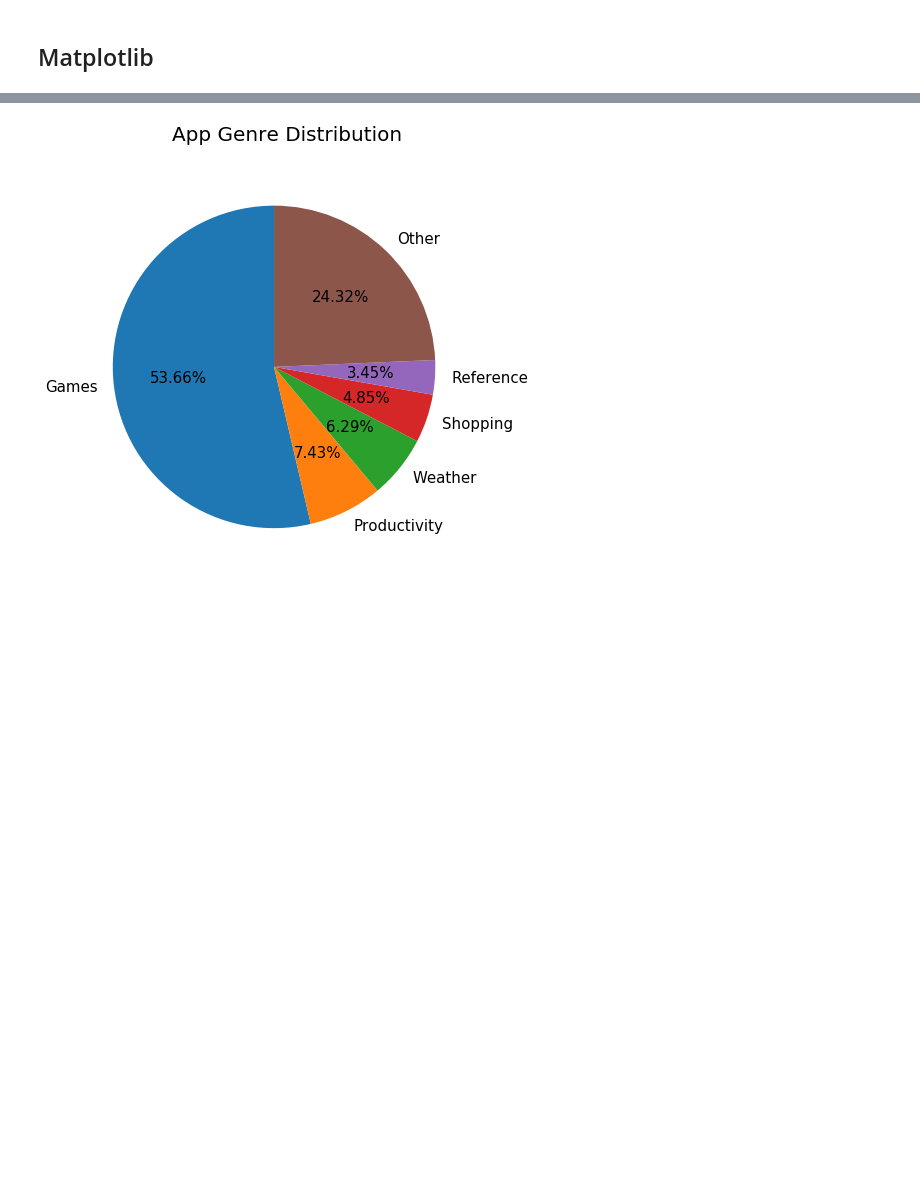
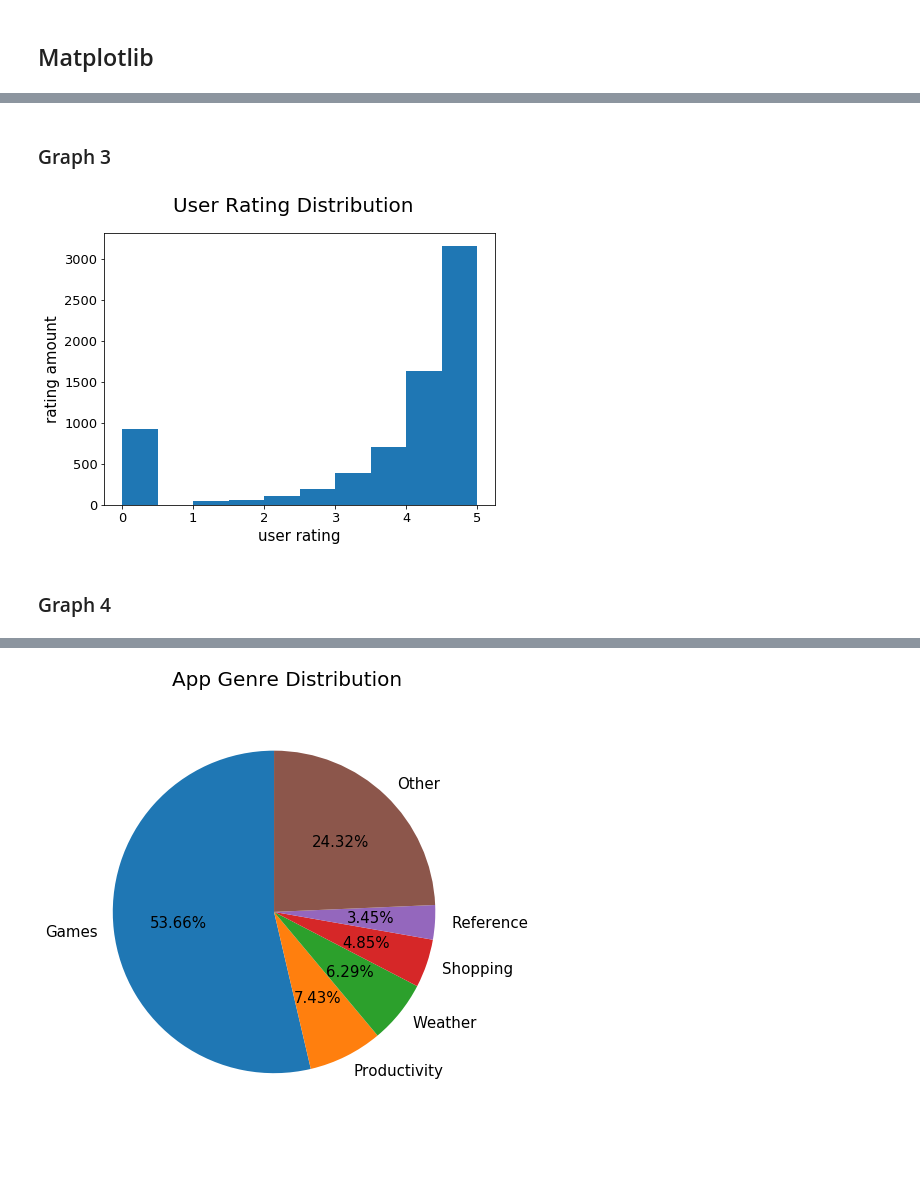
Before and after one commit to MtheEPIC/KaggleProj, a Jupyter notebook: Apple_Visualization.ipynb, the cells around one changed output, grey strips where cells are left out. Cells and saved outputs as stored; diff of their text form; code cells hidden in the pictures; blank space fills up the shorter version.

```diff
--- a/Apple_Visualization.ipynb
+++ b/Apple_Visualization.ipynb
@@ -91,0 +110,17 @@ plt.show()
+# %% [markdown]
+### Graph 3
+# %%
+fig, axs = plt.subplots(figsize=(7, 5), tight_layout=False)
+axs.hist(df["user_rating"])
+
+fig.suptitle('User Rating Distribution', fontsize=titleSize)
+plt.xlabel('user rating', fontsize=labelSize)
+plt.ylabel('rating amount', fontsize=labelSize)
+plt.yticks(fontsize=tickSize)
+plt.xticks(fontsize=tickSize)
+
+plt.show()
+# %% [output]
+[figure, added]
+# %% [markdown]
+### Graph 4
```
Also changed, not shown: parts of 30 cells of this notebook.
